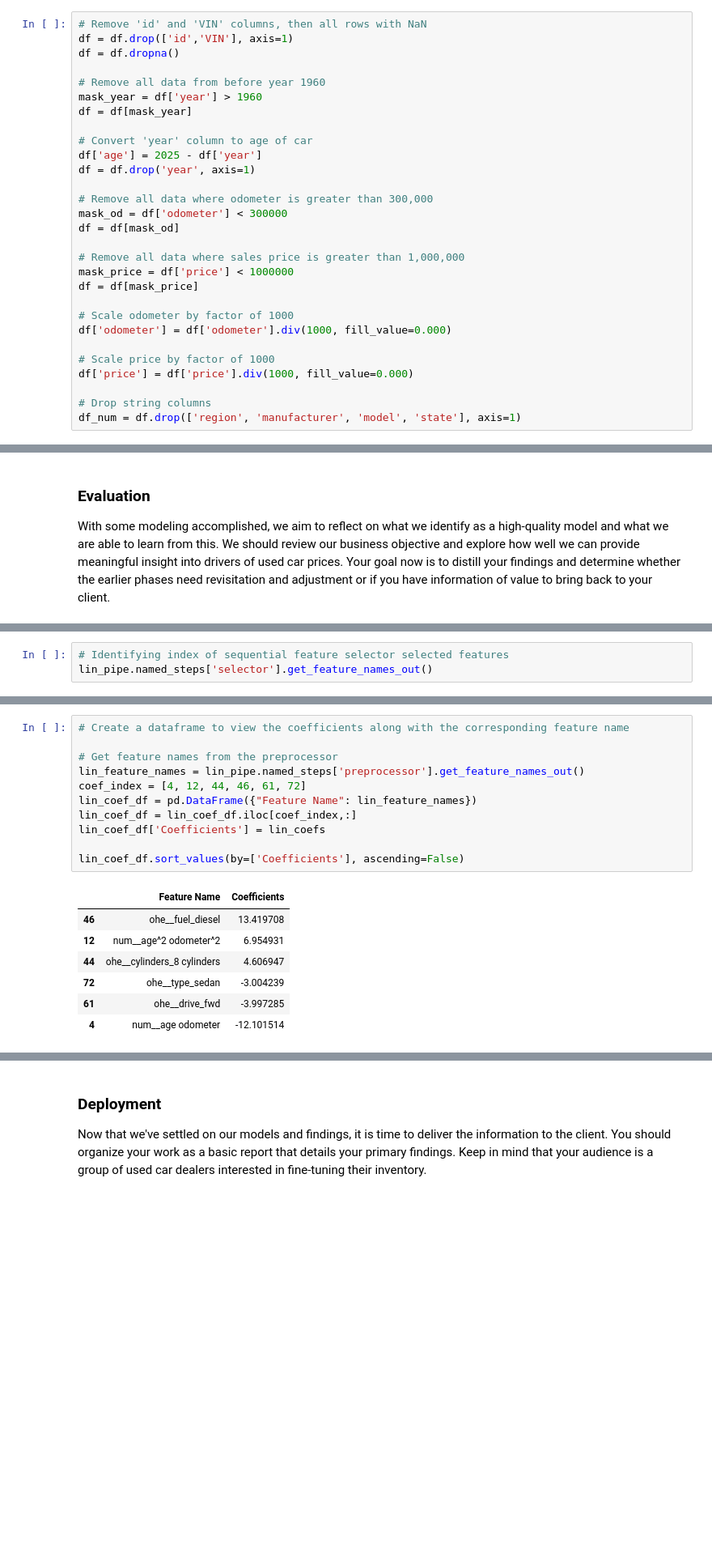
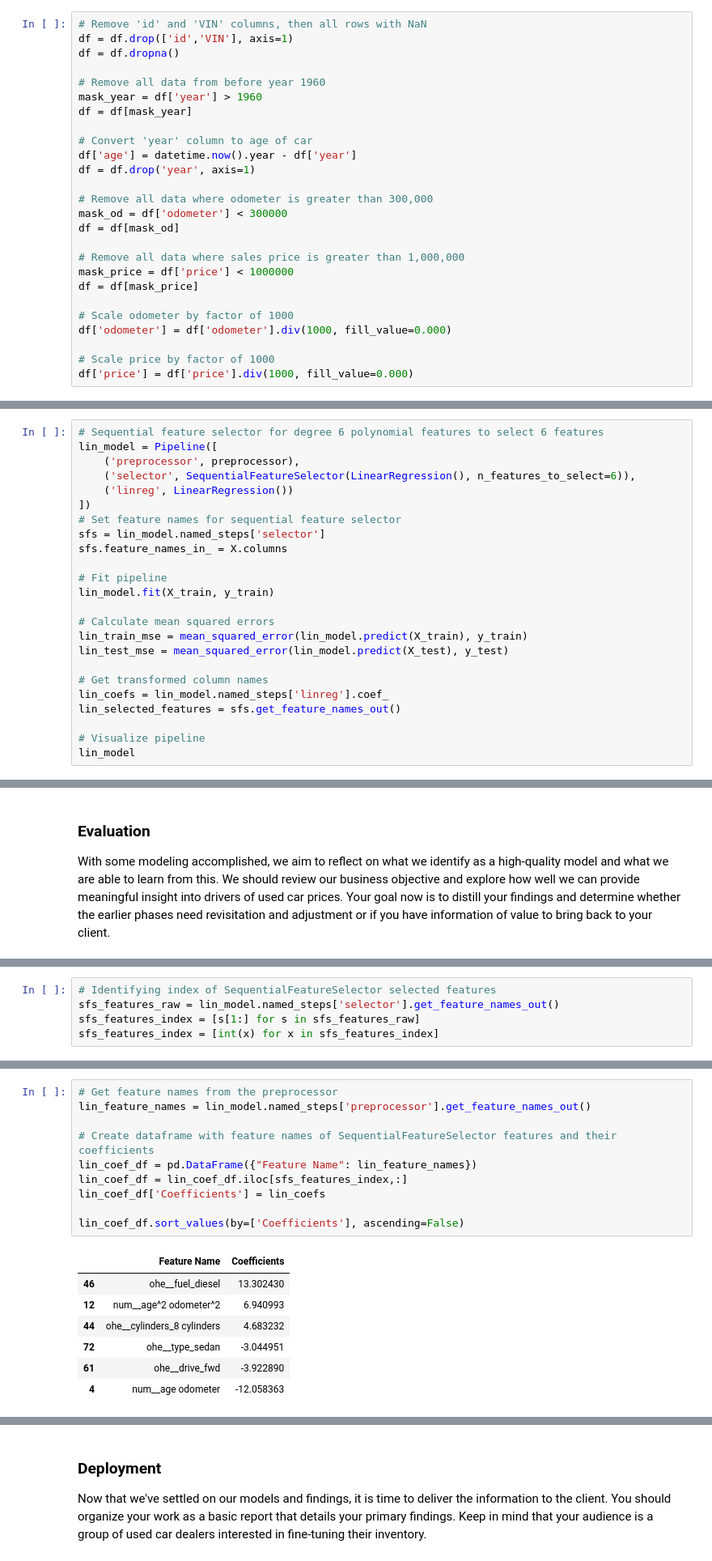
Before and after one commit to Brian-Waskevich/Used_Cars, a Jupyter notebook: prompt_II-used_cars.ipynb, the cells around one changed output, grey strips where cells are left out. Shown: that part at 81% size. Cells and saved outputs as stored; diff of their text form; blank space fills up the shorter version.

```diff
--- a/prompt_II-used_cars.ipynb
+++ b/prompt_II-used_cars.ipynb
@@ -127,7 +127,7 @@ mask_year = df['year'] > 1960
 df = df[mask_year]
 
 # Convert 'year' column to age of car
-df['age'] = 2025 - df['year']
+df['age'] = datetime.now().year - df['year']
 df = df.drop('year', axis=1)
 
 # Remove all data where odometer is greater than 300,000
@@ -143,9 +143,6 @@ df['odometer'] = df['odometer'].div(1000, fill_value=0.000)
 
 # Scale price by factor of 1000
 df['price'] = df['price'].div(1000, fill_value=0.000)
-
-# Drop string columns
-df_num = df.drop(['region', 'manufacturer', 'model', 'state'], axis=1)
 # %% [markdown]
 ### Modeling
 
@@ -268,0 +231,24 @@ Pipeline(steps=[('preprocessor',
+# %%
+# Sequential feature selector for degree 6 polynomial features to select 6 features
+lin_model = Pipeline([
+    ('preprocessor', preprocessor),
+    ('selector', SequentialFeatureSelector(LinearRegression(), n_features_to_select=6)),
+    ('linreg', LinearRegression())
+])
+# Set feature names for sequential feature selector
+sfs = lin_model.named_steps['selector']
+sfs.feature_names_in_ = X.columns
+
+# Fit pipeline
+lin_model.fit(X_train, y_train)
+
+# Calculate mean squared errors
+lin_train_mse = mean_squared_error(lin_model.predict(X_train), y_train)
+lin_test_mse = mean_squared_error(lin_model.predict(X_test), y_test)
+
+# Get transformed column names
+lin_coefs = lin_model.named_steps['linreg'].coef_
+lin_selected_features = sfs.get_feature_names_out()
+
+# Visualize pipeline
+lin_model
@@ -373,3 +383,5 @@ summary
 # %%
-# Identifying index of sequential feature selector selected features
-lin_pipe.named_steps['selector'].get_feature_names_out()
+# Identifying index of SequentialFeatureSelector selected features
+sfs_features_raw = lin_model.named_steps['selector'].get_feature_names_out()
+sfs_features_index = [s[1:] for s in sfs_features_raw]
+sfs_features_index = [int(x) for x in sfs_features_index]
@@ -378,20 +388,19 @@ array(['x4', 'x12', 'x44', 'x46', 'x61', 'x72'], dtype=object)
 # %%
-# Create a dataframe to view the coefficients along with the corresponding feature name
+# Get feature names from the preprocessor
+lin_feature_names = lin_model.named_steps['preprocessor'].get_feature_names_out()
 
-# Get feature names from the preprocessor
-lin_feature_names = lin_pipe.named_steps['preprocessor'].get_feature_names_out()
-coef_index = [4, 12, 44, 46, 61, 72]
+# Create dataframe with feature names of SequentialFeatureSelector features and their coefficients
 lin_coef_df = pd.DataFrame({"Feature Name": lin_feature_names})
-lin_coef_df = lin_coef_df.iloc[coef_index,:]
+lin_coef_df = lin_coef_df.iloc[sfs_features_index,:]
 lin_coef_df['Coefficients'] = lin_coefs
 
 lin_coef_df.sort_values(by=['Coefficients'], ascending=False)
 # %% [output]
 |  | Feature Name | Coefficients |
-| 46 | ohe__fuel_diesel | 13.419708 |
-| 12 | num__age^2 odometer^2 | 6.954931 |
-| 44 | ohe__cylinders_8 cylinders | 4.606947 |
-| 72 | ohe__type_sedan | -3.004239 |
-| 61 | ohe__drive_fwd | -3.997285 |
-| 4 | num__age odometer | -12.101514 |
+| 46 | ohe__fuel_diesel | 13.302430 |
+| 12 | num__age^2 odometer^2 | 6.940993 |
+| 44 | ohe__cylinders_8 cylinders | 4.683232 |
+| 72 | ohe__type_sedan | -3.044951 |
+| 61 | ohe__drive_fwd | -3.922890 |
+| 4 | num__age odometer | -12.058363 |
 # %%
```
Also changed, not shown: parts of 15 cells of this notebook, 2 other files.
